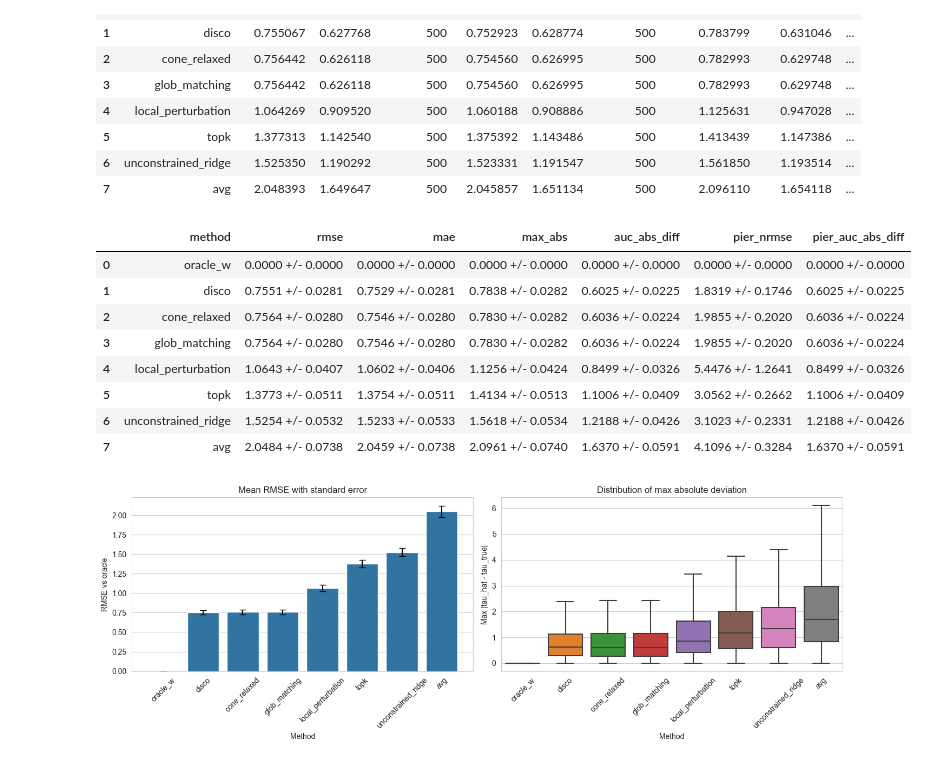
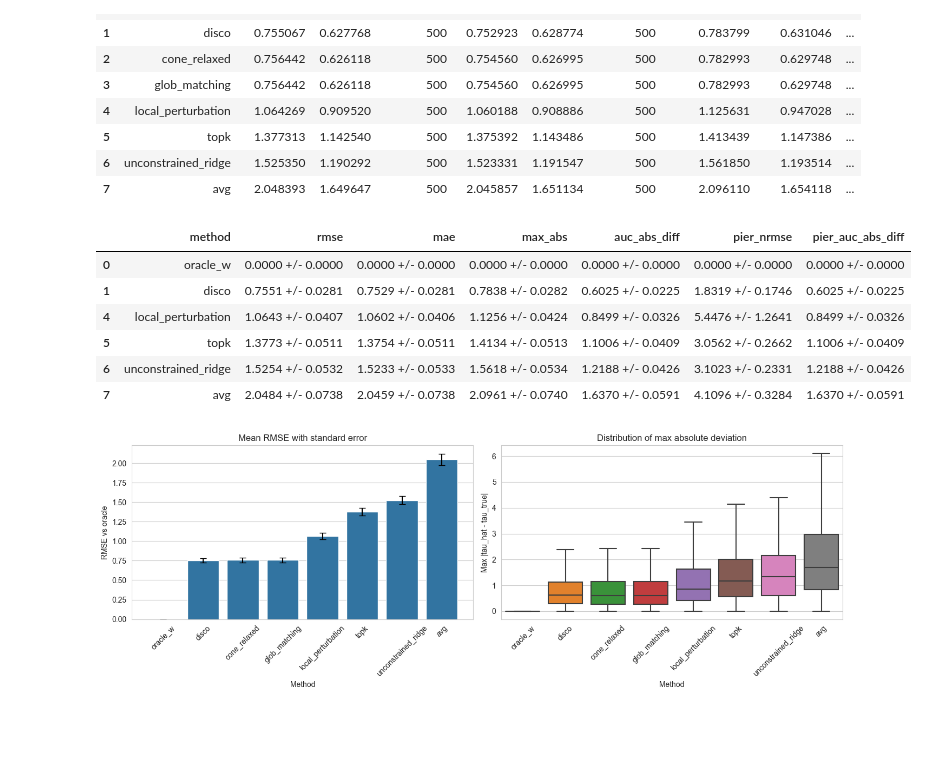
Before and after one commit to youlei202/Distributed-Synthetic-Control-Explanations, a Jupyter notebook: experiments/notebooks/disco_smode_benchmark.ipynb, the cells around one changed output. Drawn from its saved outputs; the diff is of its cells as text; code cells hidden in the pictures; blank space fills up the shorter version.

```diff
--- a/experiments/notebooks/disco_smode_benchmark.ipynb
+++ b/experiments/notebooks/disco_smode_benchmark.ipynb
@@ -423,20 +423,18 @@ summary
 # %%
 # Tabular view of mean +/- standard error
 def format_mean_sem(row, metric):
     return f"{row[f'{metric}_mean']:.4f} +/- {row[f'{metric}_sem']:.4f}"
 
 formatted_table = pd.DataFrame({
     metric: summary.apply(lambda row, m=metric: format_mean_sem(row, m), axis=1)
     for metric in ['rmse', 'mae', 'max_abs', 'auc_abs_diff', 'pier_nrmse', 'pier_auc_abs_diff']
 })
 formatted_table.insert(0, 'method', summary['method'])
-formatted_table
+formatted_table[formatted_table['method'].isin(['disco', 'topk', 'avg', 'unconstrained_ridge', 'local_perturbation', 'oracle_w'])]
 # %% [output]
 |  | method | rmse | mae | max_abs | auc_abs_diff | pier_nrmse | pier_auc_abs_diff |
 | 0 | oracle_w | 0.0000 +/- 0.0000 | 0.0000 +/- 0.0000 | 0.0000 +/- 0.0000 | 0.0000 +/- 0.0000 | 0.0000 +/- 0.0000 | 0.0000 +/- 0.0000 |
 | 1 | disco | 0.7551 +/- 0.0281 | 0.7529 +/- 0.0281 | 0.7838 +/- 0.0282 | 0.6025 +/- 0.0225 | 1.8319 +/- 0.1746 | 0.6025 +/- 0.0225 |
-| 2 | cone_relaxed | 0.7564 +/- 0.0280 | 0.7546 +/- 0.0280 | 0.7830 +/- 0.0282 | 0.6036 +/- 0.0224 | 1.9855 +/- 0.2020 | 0.6036 +/- 0.0224 |
-| 3 | glob_matching | 0.7564 +/- 0.0280 | 0.7546 +/- 0.0280 | 0.7830 +/- 0.0282 | 0.6036 +/- 0.0224 | 1.9855 +/- 0.2020 | 0.6036 +/- 0.0224 |
 | 4 | local_perturbation | 1.0643 +/- 0.0407 | 1.0602 +/- 0.0406 | 1.1256 +/- 0.0424 | 0.8499 +/- 0.0326 | 5.4476 +/- 1.2641 | 0.8499 +/- 0.0326 |
 | 5 | topk | 1.3773 +/- 0.0511 | 1.3754 +/- 0.0511 | 1.4134 +/- 0.0513 | 1.1006 +/- 0.0409 | 3.0562 +/- 0.2662 | 1.1006 +/- 0.0409 |
 | 6 | unconstrained_ridge | 1.5254 +/- 0.0532 | 1.5233 +/- 0.0533 | 1.5618 +/- 0.0534 | 1.2188 +/- 0.0426 | 3.1023 +/- 0.2331 | 1.2188 +/- 0.0426 |
```
Also changed, not shown: 2 other files.
